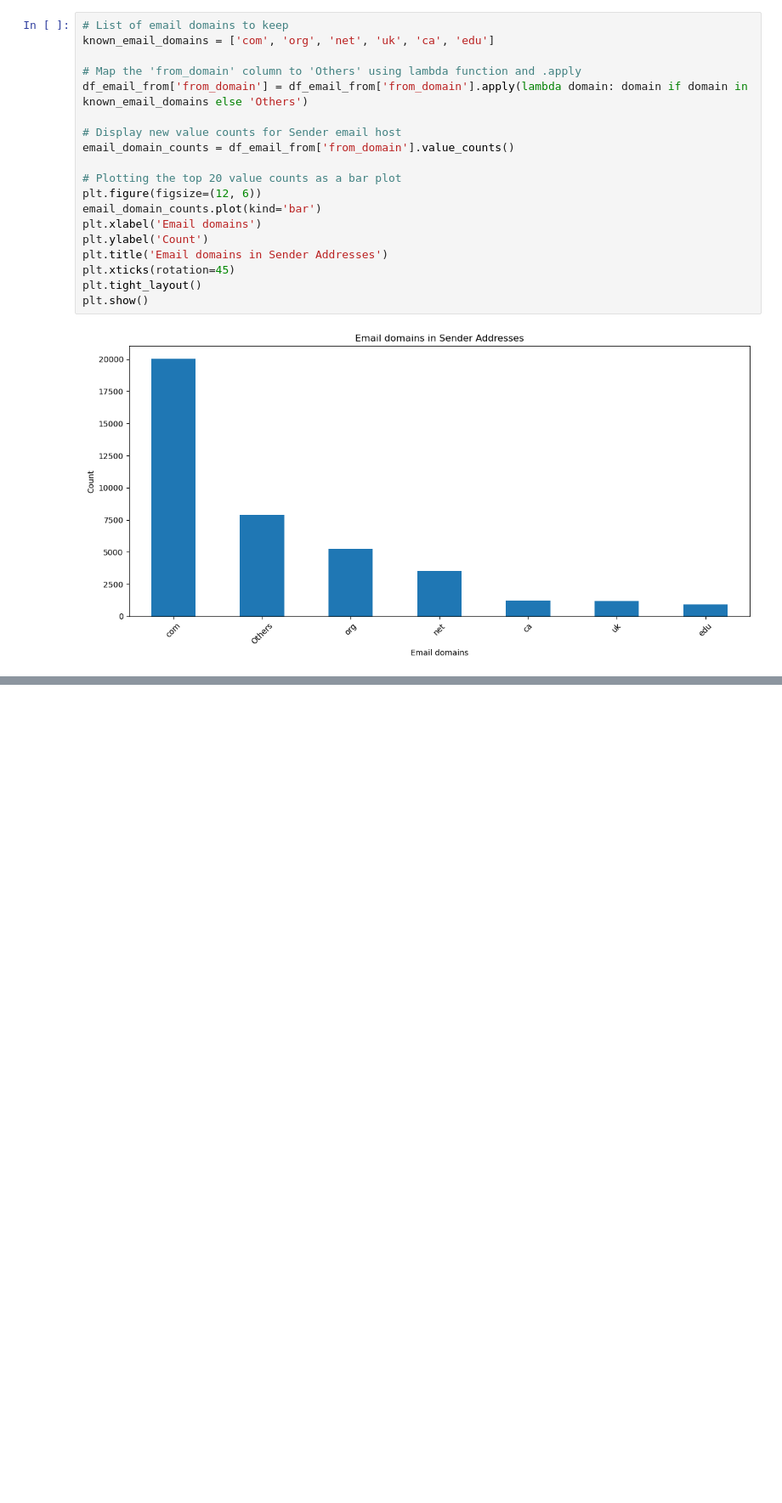
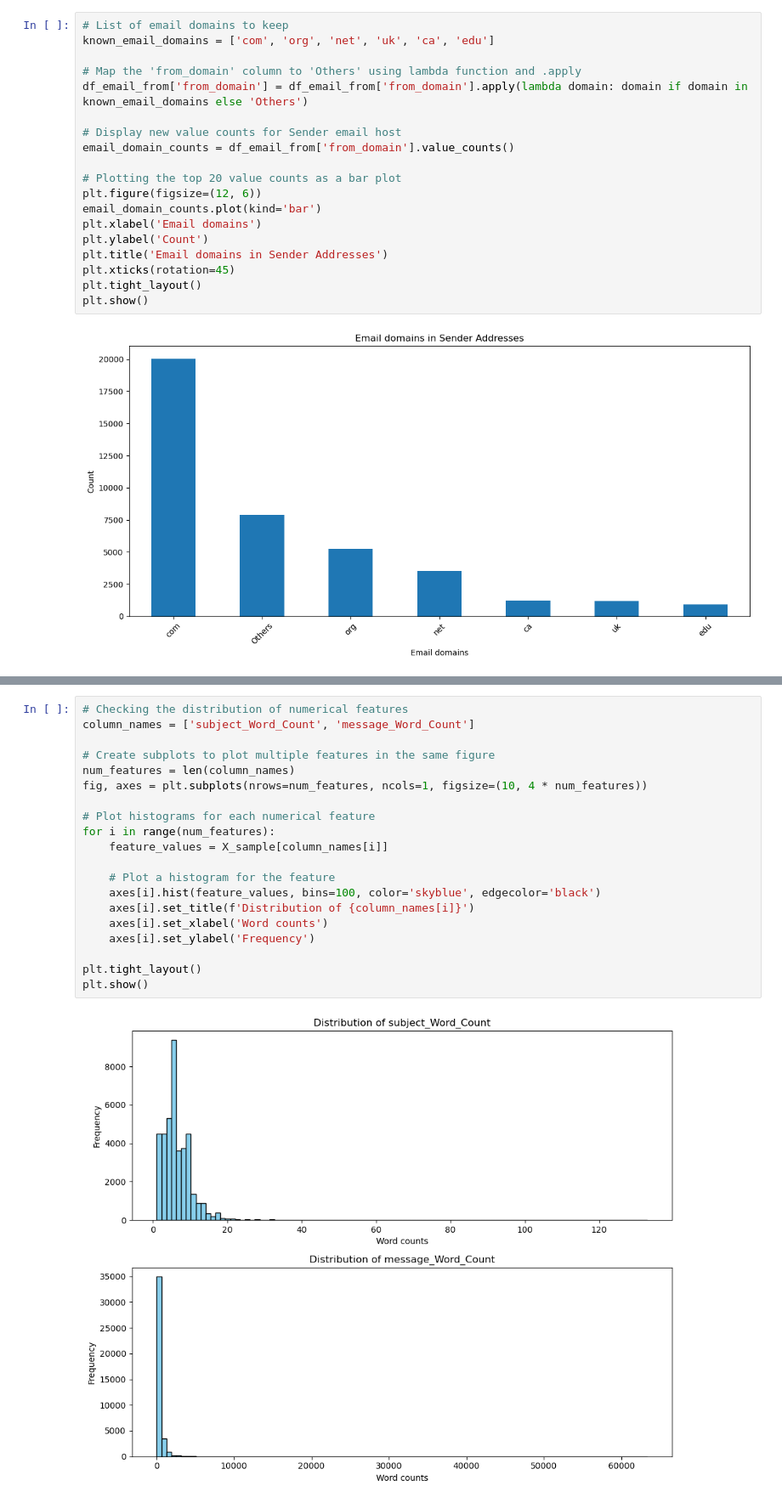
Before and after one commit to dfrancis-tech/email_spam, a Jupyter notebook: Feature_Engineering.ipynb, the cells around one changed output, grey strips where cells are left out. Shown: that part at 85% size. Saved outputs shown, nothing was run; the diff lists cells and outputs as text; blank space fills up the shorter version.

Commit message:
transform numerical features

```diff
--- a/Feature_Engineering.ipynb
+++ b/Feature_Engineering.ipynb
@@ -412,0 +375,22 @@ Shape of X_test: (12000, 8)
+# %%
+# Checking the distribution of numerical features
+column_names = ['subject_Word_Count', 'message_Word_Count']
+
+# Create subplots to plot multiple features in the same figure
+num_features = len(column_names)
+fig, axes = plt.subplots(nrows=num_features, ncols=1, figsize=(10, 4 * num_features))
+
+# Plot histograms for each numerical feature
+for i in range(num_features):
+    feature_values = X_sample[column_names[i]]
+
+    # Plot a histogram for the feature
+    axes[i].hist(feature_values, bins=100, color='skyblue', edgecolor='black')
+    axes[i].set_title(f'Distribution of {column_names[i]}')
+    axes[i].set_xlabel('Word counts')
+    axes[i].set_ylabel('Frequency')
+
+plt.tight_layout()
+plt.show()
+# %% [output]
+[figure, added]
```
Also changed, not shown: parts of 37 cells of this notebook.
